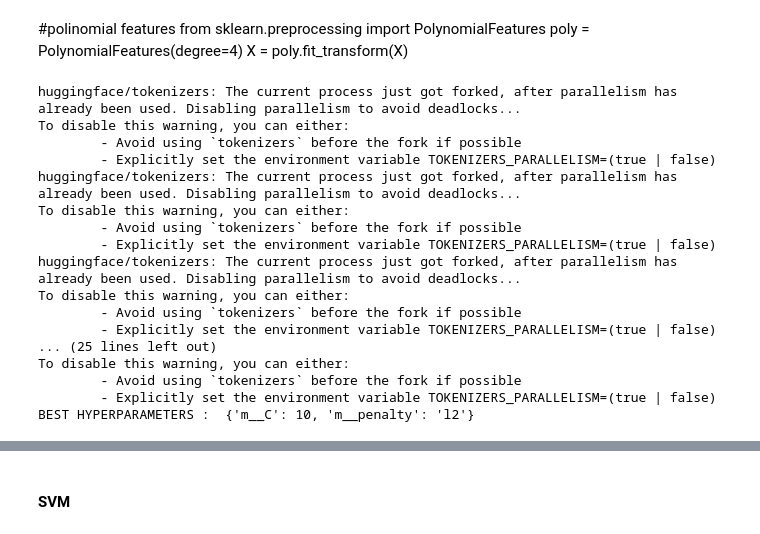
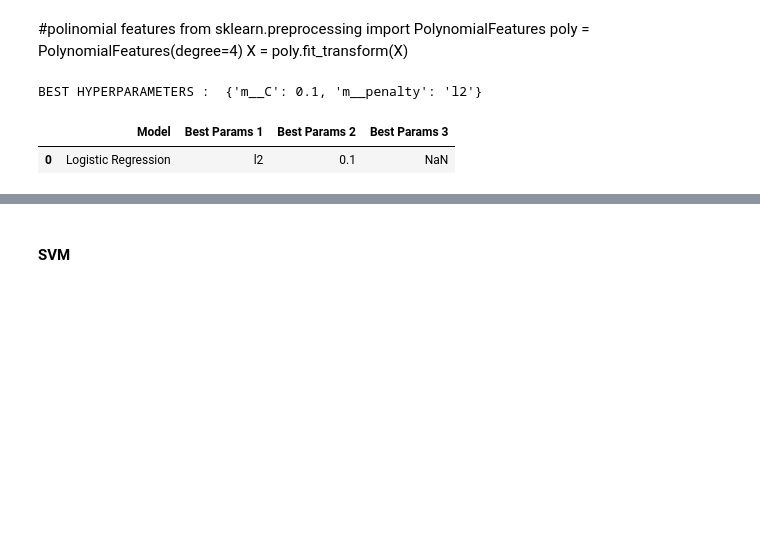
Before and after one commit to juanfranciscocis/Medicine_Recomendation, a Jupyter notebook: avance_proyecto.ipynb, the cells around one changed output, grey strips where cells are left out. Drawn from its saved outputs; the diff is of its cells as text; code cells hidden in the pictures; blank space fills up the shorter version.

Commit message:
TREE

```diff
--- a/avance_proyecto.ipynb
+++ b/avance_proyecto.ipynb
@@ -844,2 +881,9 @@ plt.show()
+# %%
+# Create a dataframe for storing the results of the models : Logistic Regression, SVM, Decision Tree
+# With metrics : Accuracy, Precision, Recall, F1-score, AUC, ROC
+dfResults = pd.DataFrame(columns=['Model', 'Accuracy', 'Precision', 'Recall', 'F1-score'])
+
+# Create a dataframe for storing the best params of the models : Logistic Regression, SVM, Decision Tree
+dfBestParams = pd.DataFrame(columns=['Model', 'Best Params 1', 'Best Params 2', 'Best Params 3'])
 # %% [markdown]
 #### Logistic Regression
@@ -848,3 +890,6 @@ logisticRegressionFinished = False
+# %%
+logisticRegressionFinishedParams = False
+logisticRegressionFinishedModel = False
 # %% [markdown]
 #polinomial features
 from sklearn.preprocessing import PolynomialFeatures
@@ -852,46 +897,50 @@ poly = PolynomialFeatures(degree=4)
 X = poly.fit_transform(X)
 # %%
 search = 0
-if (not logisticRegressionFinished):
+if not logisticRegressionFinishedParams:
     from sklearn.linear_model import LogisticRegression
     from sklearn.model_selection import RepeatedStratifiedKFold
     from sklearn.model_selection import cross_val_score
     from sklearn.model_selection import cross_val_score
     from sklearn.linear_model import LogisticRegression
     from sklearn.pipeline import Pipeline
     from sklearn.preprocessing import StandardScaler
     from sklearn.model_selection import GridSearchCV
 
 
     model = LogisticRegression()
 
     pipeline = Pipeline(steps=[('m', model)])
 
     params = {'m__penalty': ['l1', 'l2'], 'm__C': [0.001, 0.01, 0.1, 1, 10, 100, 1000]}
 
     cv = RepeatedStratifiedKFold(n_splits=10, n_repeats=10, random_state=42)
 
     search = GridSearchCV(pipeline, params, cv=cv, scoring='accuracy', n_jobs=-1)
 
     search.fit(X, Y)
 
     print("BEST HYPERPARAMETERS : ", search.best_params_)
+
+    # Save the best params in the dataframe
+    newRow = {'Model': 'Logistic Regression', 'Best Params 1': search.best_params_['m__penalty'], 'Best Params 2': search.best_params_['m__C'], 'Best Params 3': 'None'}
+    dfBestParams = pd.concat([dfBestParams, pd.DataFrame([newRow])], ignore_index=True)
+
+    # Save the dataframe in a csv file
+    dfBestParams.to_csv('dfBestParams.csv', index=False)
+
+
+    logisticRegressionFinishedParams = True
+
+if logisticRegressionFinishedParams:
+    # load dataframe from csv
+    dfBestParams = pd.read_csv('dfBestParams.csv')
+    # get the best params from the dataframe loggistic regression
+
+# Show only the best params for the logistic regression
+dfBestParams[dfBestParams['Model'] == 'Logistic Regression']
 # %% [output]
-huggingface/tokenizers: The current process just got forked, after parallelism has already been used. Disabling parallelism to avoid deadlocks...
-To disable this warning, you can either:
-        - Avoid using `tokenizers` before the fork if possible
-        - Explicitly set the environment variable TOKENIZERS_PARALLELISM=(true | false)
-huggingface/tokenizers: The current process just got forked, after parallelism has already been used. Disabling parallelism to avoid deadlocks...
-To disable this warning, you can either:
-        - Avoid using `tokenizers` before the fork if possible
-        - Explicitly set the environment variable TOKENIZERS_PARALLELISM=(true | false)
-huggingface/tokenizers: The current process just got forked, after parallelism has already been used. Disabling parallelism to avoid deadlocks...
-To disable this warning, you can either:
-        - Avoid using `tokenizers` before the fork if possible
-        - Explicitly set the environment variable TOKENIZERS_PARALLELISM=(true | false)
-... (25 lines left out)
-To disable this warning, you can either:
-        - Avoid using `tokenizers` before the fork if possible
-        - Explicitly set the environment variable TOKENIZERS_PARALLELISM=(true | false)
-BEST HYPERPARAMETERS :  {'m__C': 10, 'm__penalty': 'l2'}
+BEST HYPERPARAMETERS :  {'m__C': 0.1, 'm__penalty': 'l2'}
+|  | Model | Best Params 1 | Best Params 2 | Best Params 3 |
+| 0 | Logistic Regression | l2 | 0.1 | NaN |
 # %%
```
Also changed, not shown: parts of 17 cells of this notebook, 2 other files.
